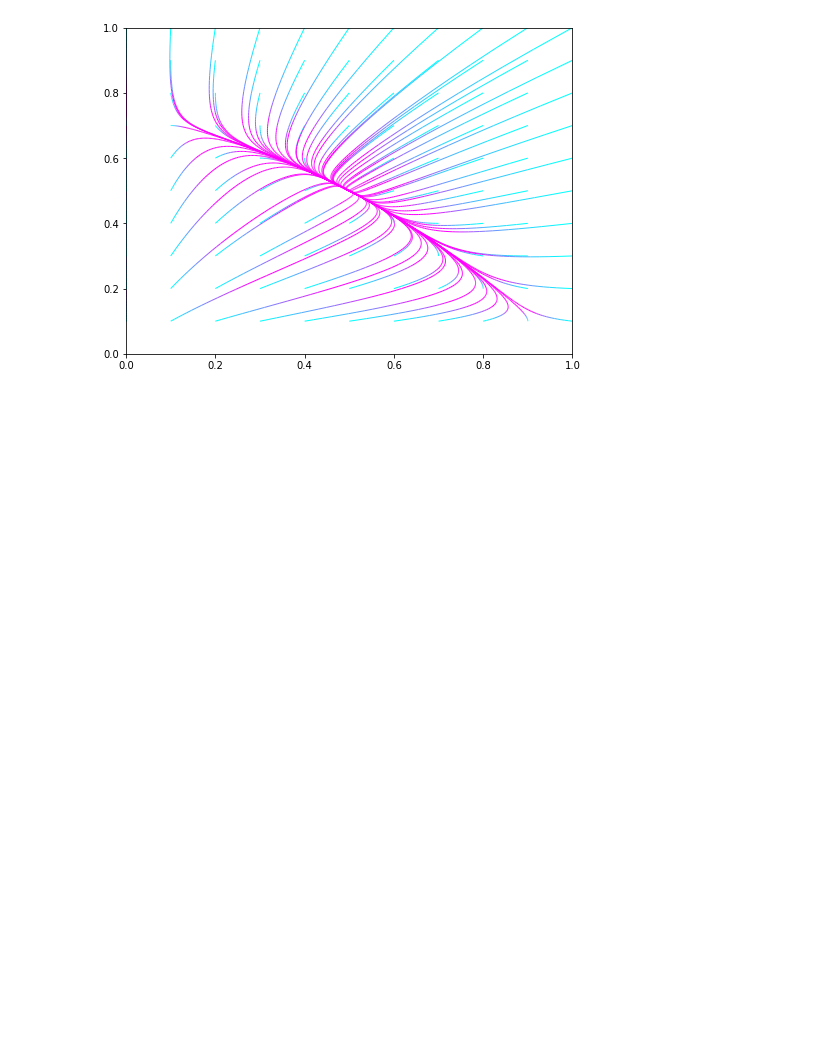
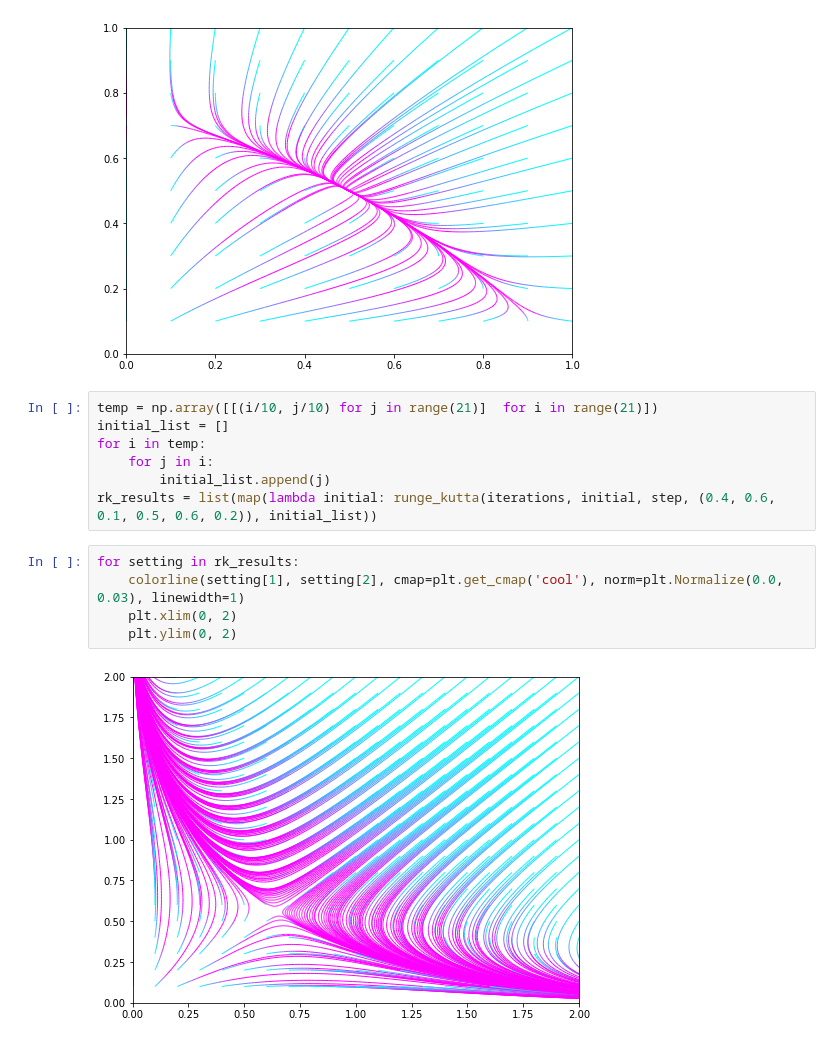
Before and after one commit to cmlimm/uni-projects, a Jupyter notebook: Mathematical-Modelling/competing-species.ipynb, the cells around one changed output. Drawn from its saved outputs; the diff is of its cells as text; blank space fills up the shorter version.

```diff
--- a/Mathematical-Modelling/competing-species.ipynb
+++ b/Mathematical-Modelling/competing-species.ipynb
@@ -132,3 +132,17 @@ for setting in rk_results:
     plt.ylim(0, 1)
 # %% [output]
 [figure]
+# %%
+temp = np.array([[(i/10, j/10) for j in range(21)]  for i in range(21)])
+initial_list = []
+for i in temp:
+    for j in i:
+        initial_list.append(j)
+rk_results = list(map(lambda initial: runge_kutta(iterations, initial, step, (0.4, 0.6, 0.1, 0.5, 0.6, 0.2)), initial_list))
+# %%
+for setting in rk_results:
+    colorline(setting[1], setting[2], cmap=plt.get_cmap('cool'), norm=plt.Normalize(0.0, 0.03), linewidth=1)
+    plt.xlim(0, 2)
+    plt.ylim(0, 2)
+# %% [output]
+[figure, added]
```
Also changed, not shown: 3 other files.
